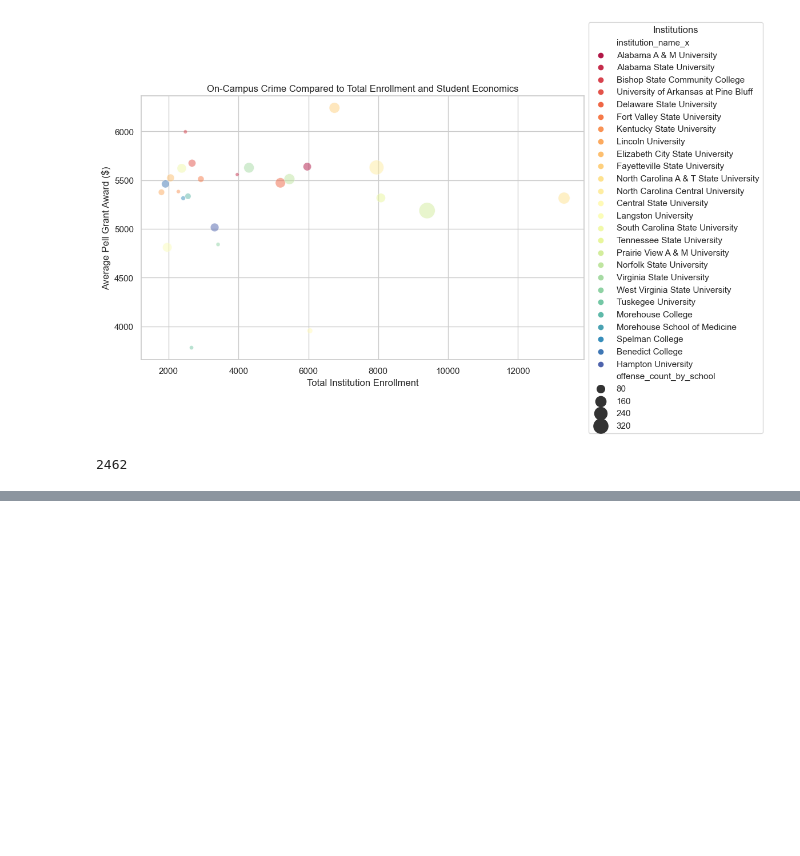
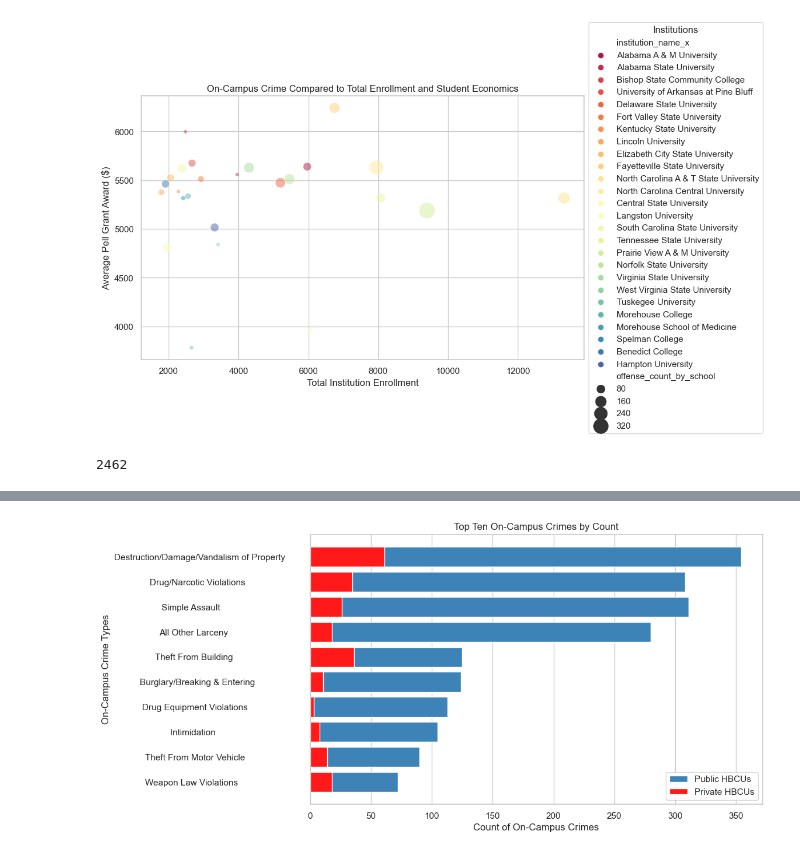
Before and after one commit to mhm516/HBCU_Analysis_Capstone, a Jupyter notebook: notebook/crime_analysis.ipynb, the cells around one changed output, grey strips where cells are left out. Saved outputs shown, nothing was run; the diff lists cells and outputs as text; code cells hidden in the pictures; blank space fills up the shorter version.

Commit message:
crime stats completed 1st draft

```diff
--- a/notebook/crime_analysis.ipynb
+++ b/notebook/crime_analysis.ipynb
@@ -662,0 +862,3 @@ crimes_enrollment_aid3.iloc[:,10].sum()
+# %%
+crime_chart2= pd.read_csv('../data/crime/crime_by_type.csv')
+crime_chart2
@@ -662,0 +877,14 @@ crimes_enrollment_aid3.iloc[:,10].sum()
+# %%
+plt.figure(figsize=(10, 6))
+
+sns.barplot(x='Public', y='Crime_Types', data=crime_chart2, color='#2986CC', label='Public HBCUs')
+plt.barh(crime_chart2['Crime_Types'], crime_chart2['Private'], color='#FF1919', label='Private HBCUs')
+
+plt.xlabel('Count of On-Campus Crimes')
+plt.ylabel('On-Campus Crime Types')
+plt.title('Top Ten On-Campus Crimes by Count')
+plt.legend()
+plt.savefig('../maps/bar_crime.png',bbox_inches='tight',dpi=300)
+plt.show()
+# %% [output]
+[figure, added]
```
Also changed, not shown: parts of 13 cells of this notebook.
